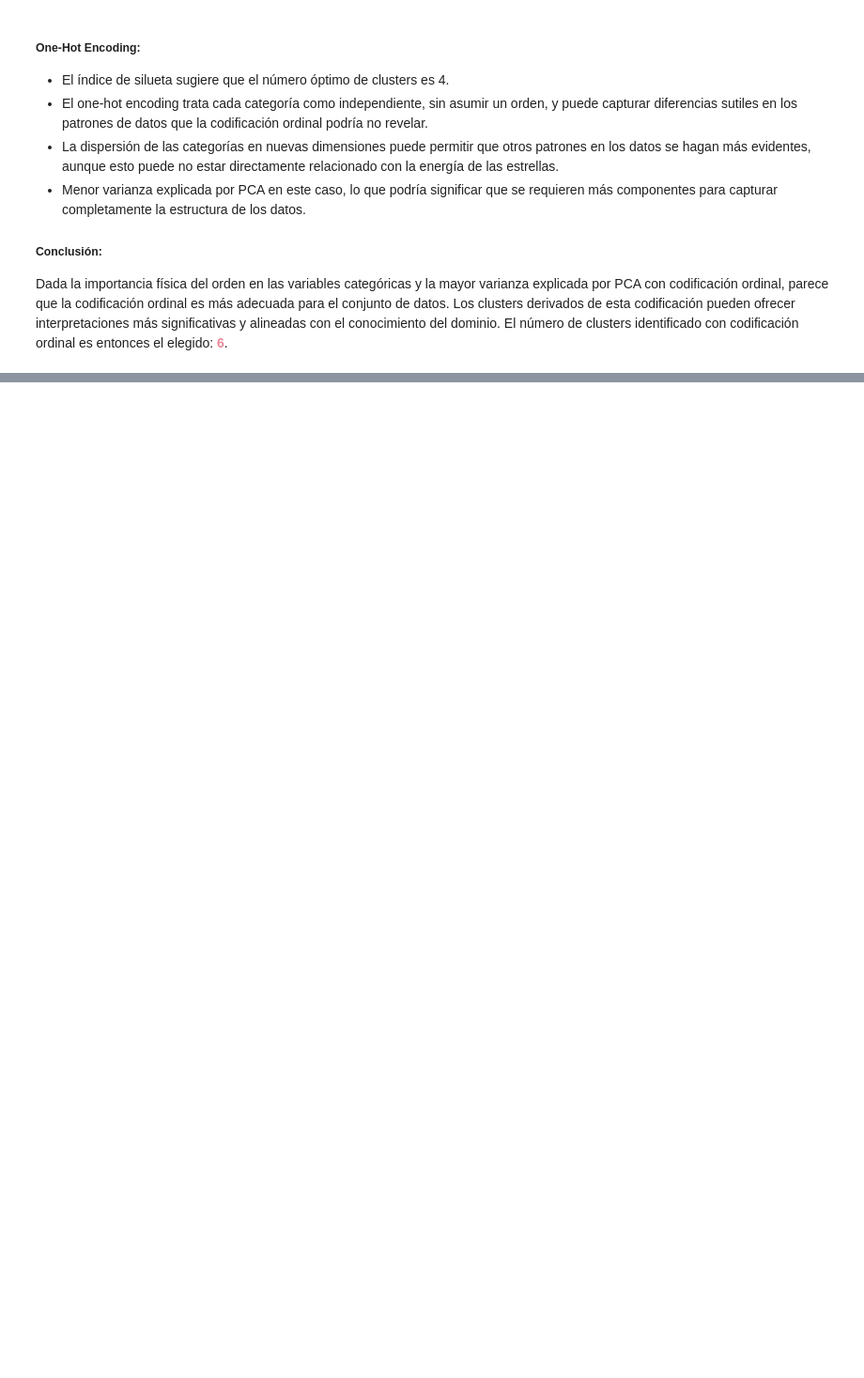
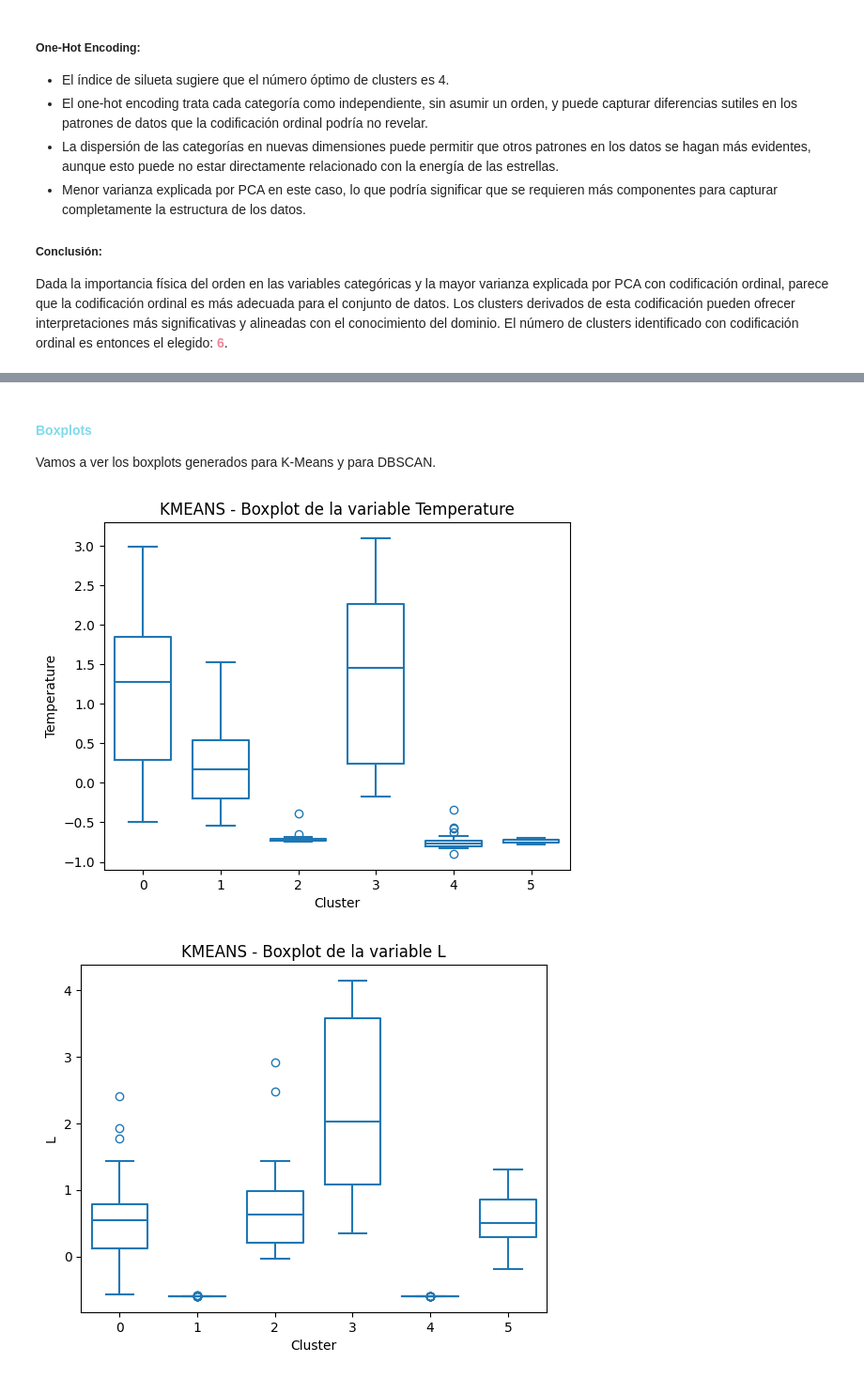
Before and after one commit to NataaNK/Grupo11_Practica2, a Jupyter notebook: main.ipynb, the cells around one changed output, grey strips where cells are left out. Shown at 94% size. Saved outputs shown, nothing was run; the diff lists cells and outputs as text; code cells hidden in the pictures; blank space fills up the shorter version.

```diff
--- a/main.ipynb
+++ b/main.ipynb
@@ -656,0 +745,35 @@ Dada la importancia física del orden en las variables categóricas y la mayor v
+# %% [markdown]
+#### <span style="color:#80DAEB">Boxplots</span>
+
+Vamos a ver los boxplots generados para K-Means y para DBSCAN.
+# %%
+# K-Means
+
+datos1 = df_full_ordinal.copy()
+datos1["Cluster"]=y_predict_Kmeans
+
+aux=datos1.columns.tolist()
+aux[0:len(aux)-1]
+
+for col in aux[0:len(aux)-1]:
+    sns.boxplot(data=datos1, x="Cluster", y=col, fill=False, gap=.1)
+    plt.title(f"KMEANS - Boxplot de la variable {col}")
+    plt.show()
+
+# DBSCAN
+
+datos2 = df_full_ordinal.copy()
+datos2['Cluster'] = labels
+
+# Ahora, vamos a crear un boxplot para cada característica.
+columnas = datos2.columns[:-1]  # Todas las columnas excepto la última, que es 'Cluster'.
+
+for col in columnas:
+    plt.figure(figsize=(10, 6))  # Configuramos el tamaño del gráfico.
+    sns.boxplot(data=datos2, x='Cluster', y=col)
+    plt.title(f"DBSCAN - Boxplot de la variable {col}")
+    plt.xticks(rotation=45)  # Rota las etiquetas del eje x si es necesario.
+    plt.show()
+# %% [output]
+[figure, added]
+[figure, added]
```
Also changed, not shown: parts of 8 cells of this notebook, 1 other file.
